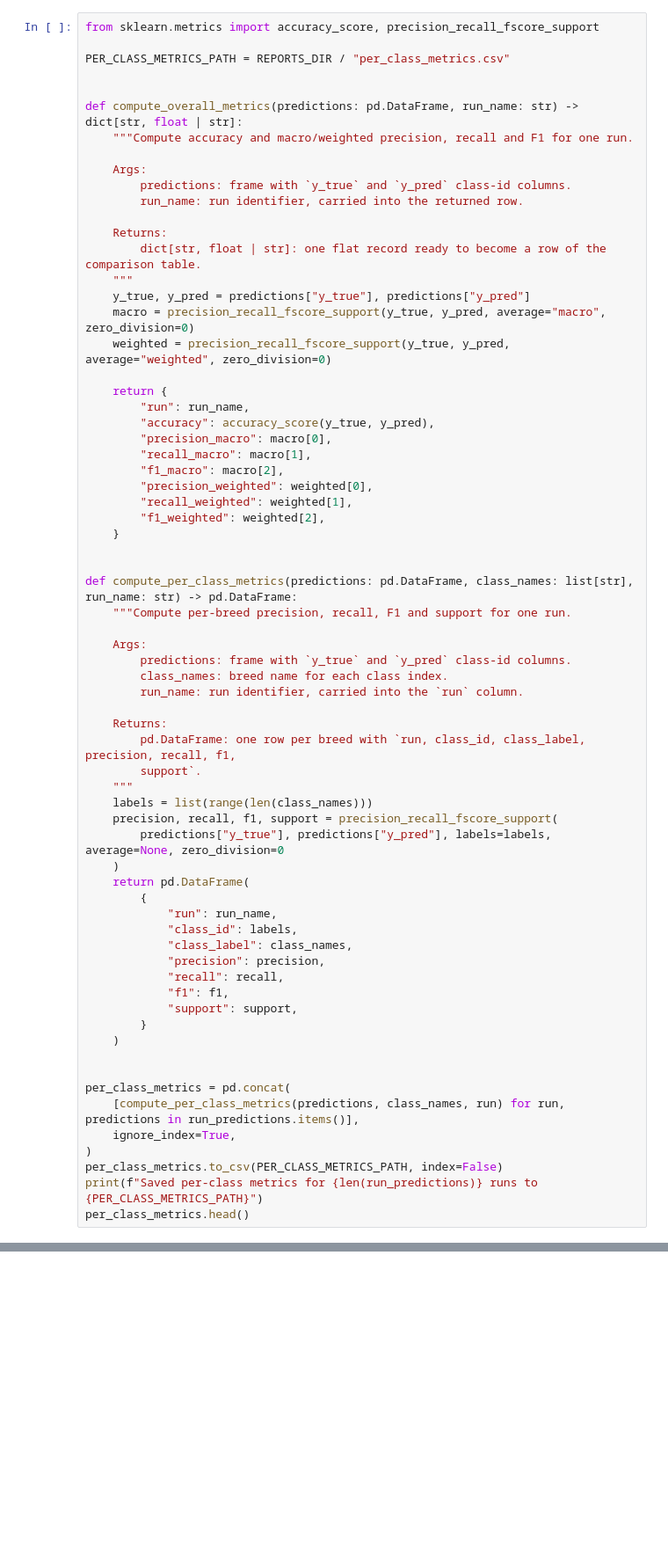
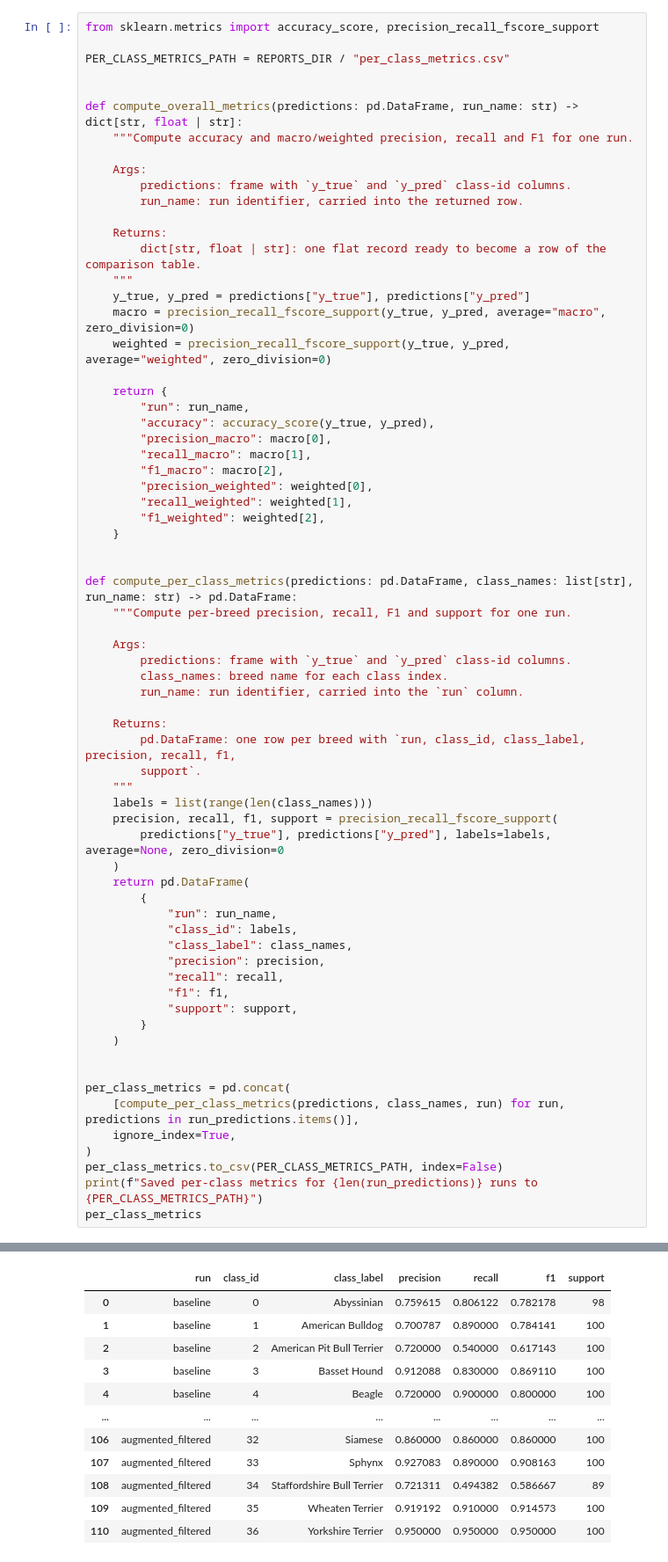
Before and after one commit to antoniop-dev/machine-learning-lab, a Jupyter notebook: Projects/CyberEye_Solution/06_Evaluation&Comparison.ipynb, the cells around one changed output, grey strips where cells are left out. Shown at 88% size. Saved outputs shown, nothing was run; the diff lists cells and outputs as text; blank space fills up the shorter version.

```diff
--- a/Projects/CyberEye_Solution/06_Evaluation&Comparison.ipynb
+++ b/Projects/CyberEye_Solution/06_Evaluation&Comparison.ipynb
@@ -345,4 +354,5 @@ per_class_metrics = pd.concat(
 )
 per_class_metrics.to_csv(PER_CLASS_METRICS_PATH, index=False)
 print(f"Saved per-class metrics for {len(run_predictions)} runs to {PER_CLASS_METRICS_PATH}")
-per_class_metrics.head()
+per_class_metrics
+# %% [output]
@@ -348,0 +360,12 @@ per_class_metrics.head()
+|  | run | class_id | class_label | precision | recall | f1 | support |
+| 0 | baseline | 0 | Abyssinian | 0.759615 | 0.806122 | 0.782178 | 98 |
+| 1 | baseline | 1 | American Bulldog | 0.700787 | 0.890000 | 0.784141 | 100 |
+| 2 | baseline | 2 | American Pit Bull Terrier | 0.720000 | 0.540000 | 0.617143 | 100 |
+| 3 | baseline | 3 | Basset Hound | 0.912088 | 0.830000 | 0.869110 | 100 |
+| 4 | baseline | 4 | Beagle | 0.720000 | 0.900000 | 0.800000 | 100 |
+| ... | ... | ... | ... | ... | ... | ... | ... |
+| 106 | augmented_filtered | 32 | Siamese | 0.860000 | 0.860000 | 0.860000 | 100 |
+| 107 | augmented_filtered | 33 | Sphynx | 0.927083 | 0.890000 | 0.908163 | 100 |
+| 108 | augmented_filtered | 34 | Staffordshire Bull Terrier | 0.721311 | 0.494382 | 0.586667 | 89 |
+| 109 | augmented_filtered | 35 | Wheaten Terrier | 0.919192 | 0.910000 | 0.914573 | 100 |
+| 110 | augmented_filtered | 36 | Yorkshire Terrier | 0.950000 | 0.950000 | 0.950000 | 100 |
```
Also changed, not shown: parts of 13 cells of this notebook.
